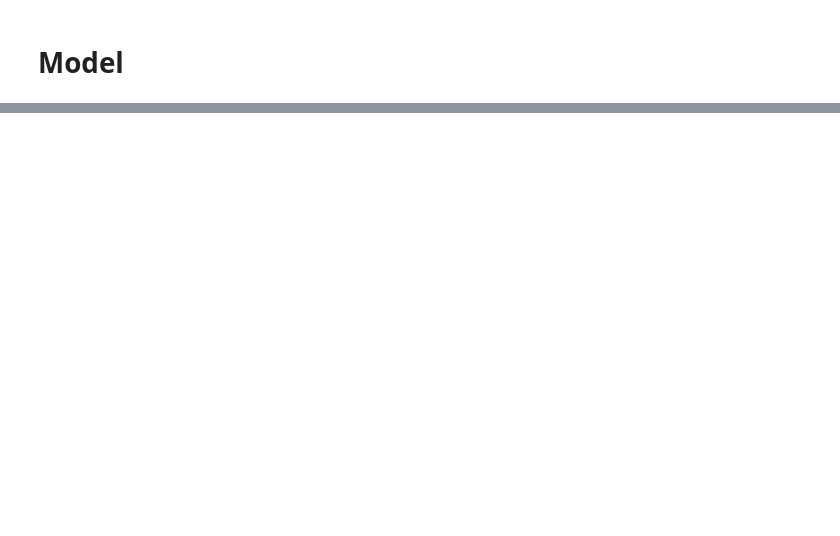
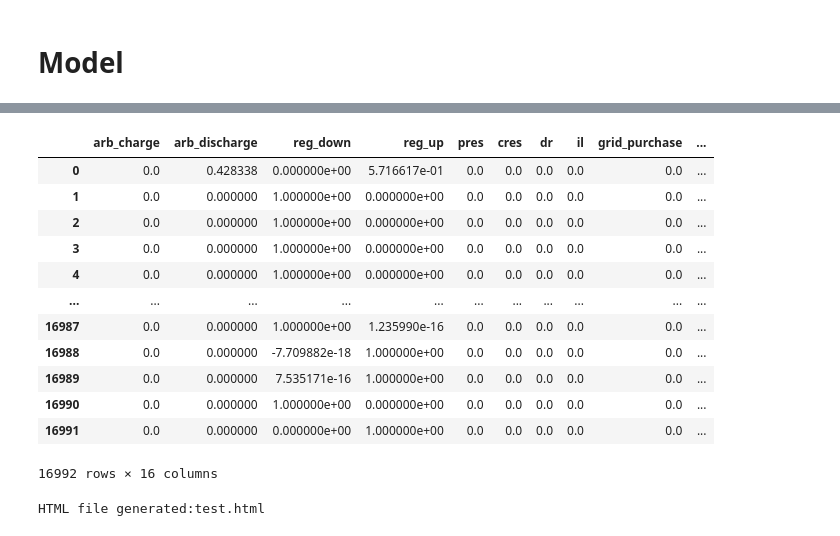
Before and after one commit to AlmostDoneButNever/bess-optimizer, a Jupyter notebook: archived/model copy.ipynb, the cells around one changed output, grey strips where cells are left out. Cells and saved outputs as stored; diff of their text form; code cells hidden in the pictures; blank space fills up the shorter version.

```diff
--- a/archived/model copy.ipynb
+++ b/archived/model copy.ipynb
@@ -156,17 +18,0 @@ Preprocessing...
-# %%
-# Create a DataFrame for the results
-data = {
-    't': range(1, len(all_charging_schedules) + 1),
-    'charge': all_charging_schedules,
-    'discharge': all_discharging_schedules,
-    'soc': all_soc_schedules
-}
-
-result_df = pd.DataFrame(data)
-
-result_df = result_df.set_index(['t'])
-
-result_df['net_discharge'] = result_df['discharge'] - result_df['charge']
-result_df['soc_percent'] = result_df['soc'] /cap_energy
-
-result_df
@@ -245,0 +328,10 @@ with open("bess_dashboard.html", "w") as f:
+# %%
+price_df = data['prices']
+
+model_time_period = int(basis['model_time_period'])    # periods
+total_time_period = len(data['prices'])
+num_slices = int(total_time_period // model_time_period)     # number of time slices to model
+
+initial_soc = bess['initial_soc'] * bess['cap_energy']
+
+packaged_data = [data, basis, bess, service]
@@ -245,0 +449,35 @@ with open("bess_dashboard.html", "w") as f:
+# %%
+# Create a DataFrame for the results
+all_schedule_dict['time'] = price_df.index[:len(all_schedule_dict['arb_charge'])]
+result_df = pd.DataFrame(all_schedule_dict)
+result_df['net_power'] = result_df['arb_discharge'] - result_df['arb_charge'] - result_df['grid_purchase']
+result_df['soc_percent'] = result_df['soc'] /bess['cap_energy']
+
+if service['load'] == 1:
+    result_df = result_df.set_index(['time'])
+    result_df['load'] = load_df.value[:len(all_schedule_dict['arb_charge'])]
+    result_df = result_df.reset_index()
+
+price_df.index.names = ['time']
+price_data_ex = price_df.reset_index().to_json(orient='records', date_format='iso')
+result_data_ex = result_df.to_json(orient='records', date_format='iso')
+
+result_df
+# %% [output]
+|  | arb_charge | arb_discharge | reg_down | reg_up | pres | cres | dr | il | grid_purchase | ... |
+| 0 | 0.0 | 0.428338 | 0.000000e+00 | 5.716617e-01 | 0.0 | 0.0 | 0.0 | 0.0 | 0.0 | ... |
+| 1 | 0.0 | 0.000000 | 1.000000e+00 | 0.000000e+00 | 0.0 | 0.0 | 0.0 | 0.0 | 0.0 | ... |
+| 2 | 0.0 | 0.000000 | 1.000000e+00 | 0.000000e+00 | 0.0 | 0.0 | 0.0 | 0.0 | 0.0 | ... |
+| 3 | 0.0 | 0.000000 | 1.000000e+00 | 0.000000e+00 | 0.0 | 0.0 | 0.0 | 0.0 | 0.0 | ... |
+| 4 | 0.0 | 0.000000 | 1.000000e+00 | 0.000000e+00 | 0.0 | 0.0 | 0.0 | 0.0 | 0.0 | ... |
+| ... | ... | ... | ... | ... | ... | ... | ... | ... | ... | ... |
+| 16987 | 0.0 | 0.000000 | 1.000000e+00 | 1.235990e-16 | 0.0 | 0.0 | 0.0 | 0.0 | 0.0 | ... |
+| 16988 | 0.0 | 0.000000 | -7.709882e-18 | 1.000000e+00 | 0.0 | 0.0 | 0.0 | 0.0 | 0.0 | ... |
+| 16989 | 0.0 | 0.000000 | 7.535171e-16 | 1.000000e+00 | 0.0 | 0.0 | 0.0 | 0.0 | 0.0 | ... |
+| 16990 | 0.0 | 0.000000 | 1.000000e+00 | 0.000000e+00 | 0.0 | 0.0 | 0.0 | 0.0 | 0.0 | ... |
+| 16991 | 0.0 | 0.000000 | 0.000000e+00 | 1.000000e+00 | 0.0 | 0.0 | 0.0 | 0.0 | 0.0 | ... |
+16992 rows × 16 columns
+# %%
+generate_html(filename, bess, price_data_ex, result_data_ex, revenue_data, basis['wacc'], service['load'])
+# %% [output]
+HTML file generated:test.html
```
Also changed, not shown: parts of 12 cells of this notebook, 45 other files.
